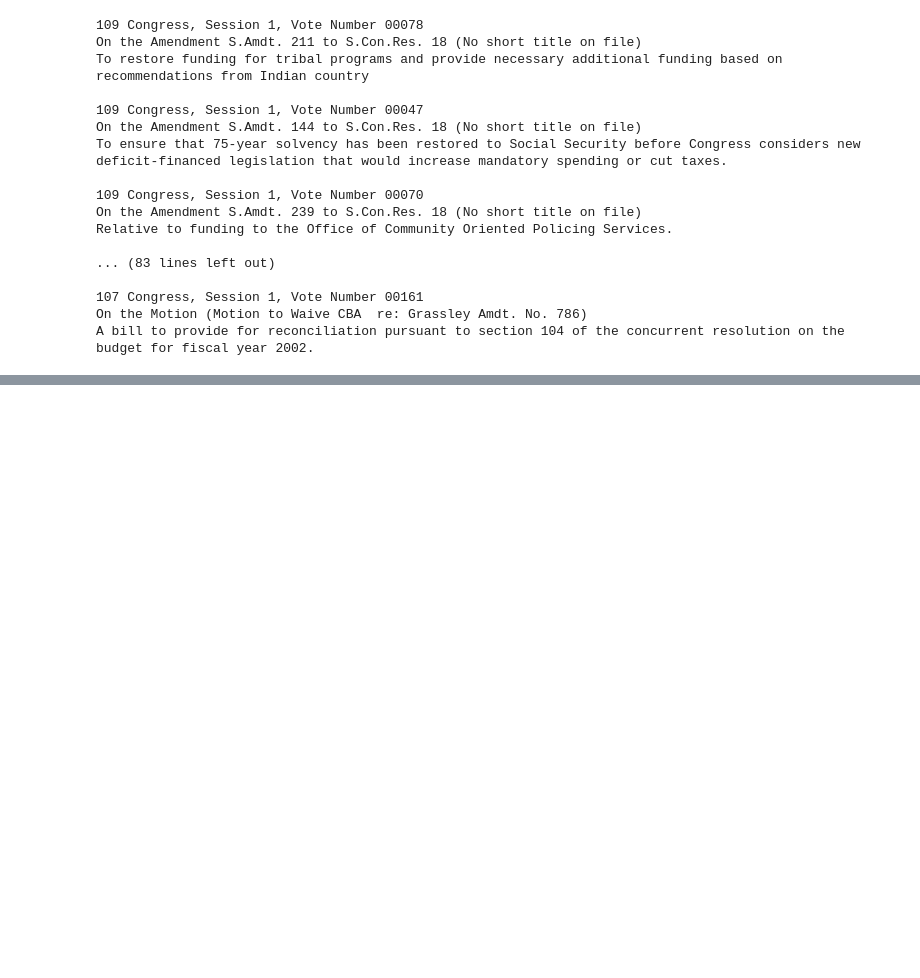
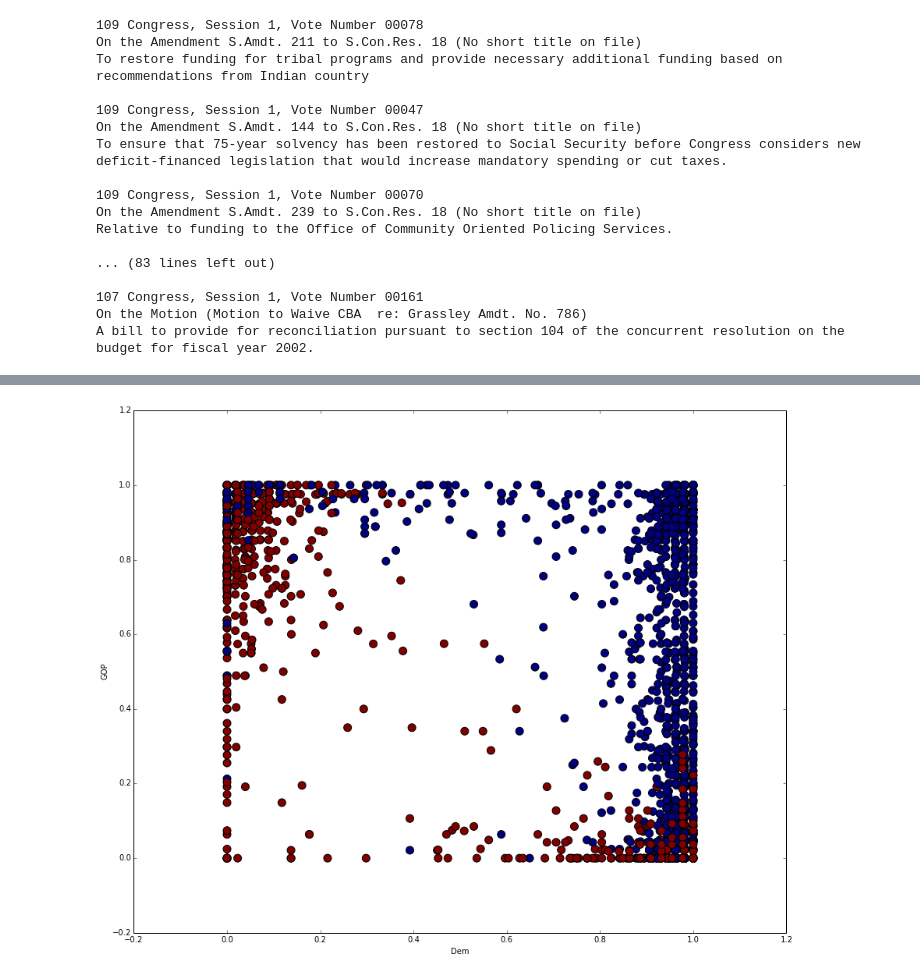
Before and after one commit to ashrestha91/senators, a Jupyter notebook: PartisanBills.ipynb, the cells around one changed output, grey strips where cells are left out. Cells and saved outputs as stored; diff of their text form; code cells hidden in the pictures; blank space fills up the shorter version.

```diff
--- a/PartisanBills.ipynb
+++ b/PartisanBills.ipynb
@@ -91,0 +186,31 @@ A bill to provide for reconciliation pursuant to section 104 of the concurrent r
+# %%
+def graph_votes_by_party(cong_range):
+    x_coords = []
+    y_coords = []
+    passed = []
+
+    for cong in cong_range:
+        for roll_call in coll.find({"congress": cong}):
+            raw_xml = roll_call['raw']
+            root = etree.XML(raw_xml.encode('utf-8'))
+
+            yeas = root.xpath("count/yeas")[0].text
+            nays = root.xpath("count/nays")[0].text
+            vote_result = root.xpath("vote_result_text")[0].text
+
+            dems = filter(lambda rec: "(D-" in rec["name"], roll_call["votes"])
+            gop  = filter(lambda rec: "(R-" in rec["name"], roll_call["votes"])
+
+            passed.append(int("Rejected" in vote_result))
+            percent_dem_yeas = percent(lambda rec: rec["vote_score"] > 0, dems)
+            percent_gop_yeas = percent(lambda rec: rec["vote_score"] > 0, gop)
+            x_coords.append(percent_dem_yeas)
+            y_coords.append(percent_gop_yeas)
+
+    plot = plt.scatter(x_coords, y_coords, c=passed, s=100)
+    plt.xlabel("Dem")
+    plt.ylabel("GOP")
+# %%
+graph_votes_by_party(range(111,115))
+# %% [output]
+[figure, added]
```
Also changed, not shown: parts of 9 cells of this notebook.
